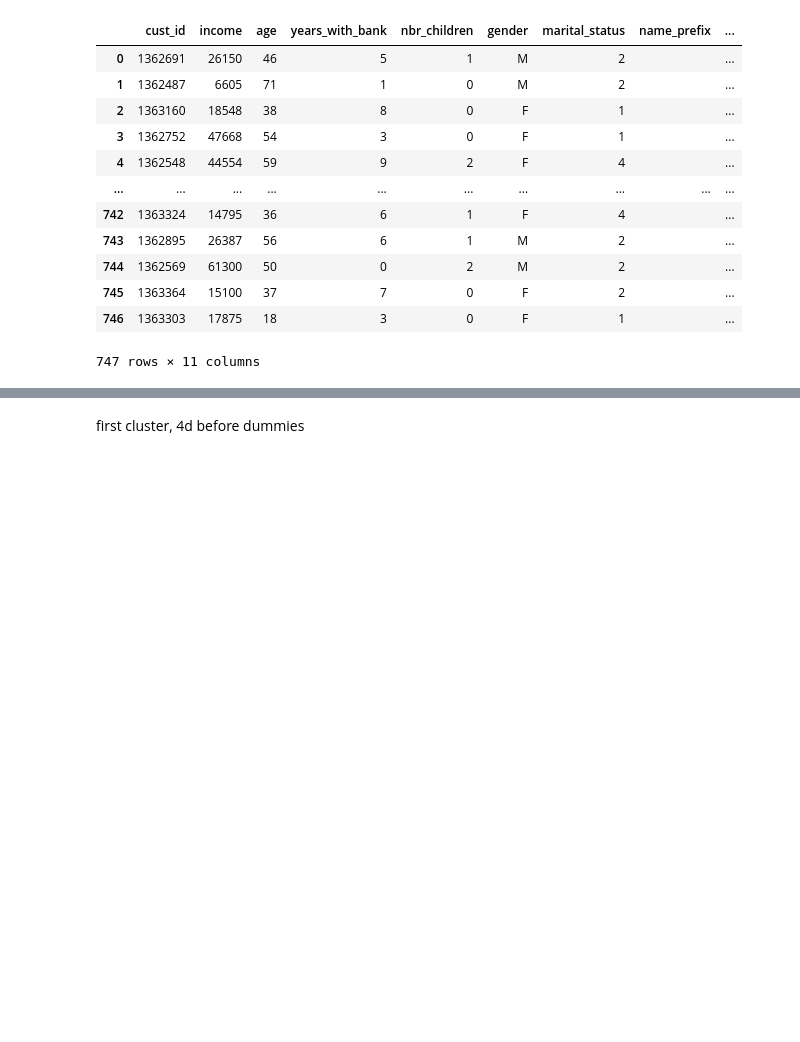
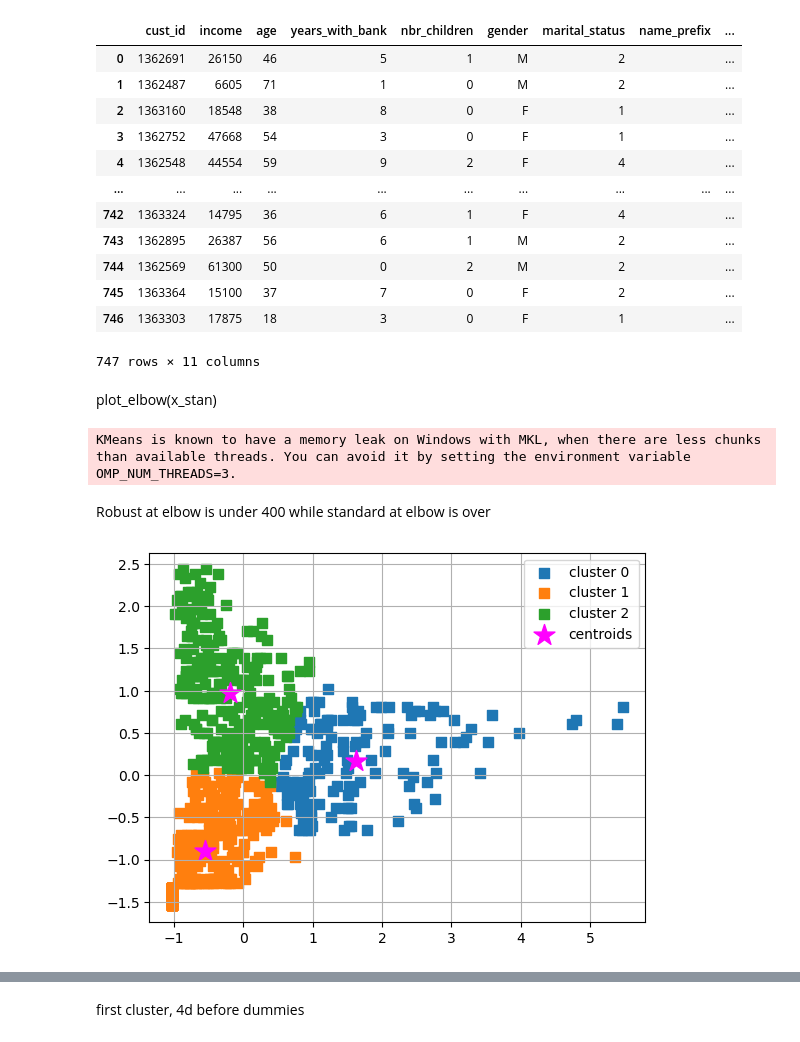
Before and after one commit to Malcolm-Q/mini-project-III, a Jupyter notebook: 3-feature_engi.ipynb, the cells around one changed output, grey strips where cells are left out. Drawn from its saved outputs; the diff is of its cells as text; code cells hidden in the pictures; blank space fills up the shorter version.

```diff
--- a/3-feature_engi.ipynb
+++ b/3-feature_engi.ipynb
@@ -40,0 +45,8 @@ cust
+# %%
+main_clust = cust[['income','age']]
+# %%
+standard = StandardScaler()
+robust = RobustScaler()
+# %%
+x_stan = standard.fit_transform(main_clust)
+x_rob = robust.fit_transform(main_clust)
@@ -40,0 +92,18 @@ cust
+# %% [markdown]
+plot_elbow(x_stan)
+# %%
+plot_elbow(x_rob)
+# %% [output]
+KMeans is known to have a memory leak on Windows with MKL, when there are less chunks than available threads. You can avoid it by setting the environment variable OMP_NUM_THREADS=3.
+# %% [markdown]
+Robust at elbow is under 400 while standard at elbow is over
+# %%
+km = KMeans(n_clusters=3,
+            n_init=10,
+            random_state=0)
+y_km_stan = km.fit_predict(x_stan)
+y_km_rob = km.fit_predict(x_rob)
+# %%
+plot_clusters(x_stan,y_km_stan,plt_cluster_centers=True)
+# %% [output]
+[figure, added]
```
Also changed, not shown: parts of 151 cells of this notebook, 8 other files.
